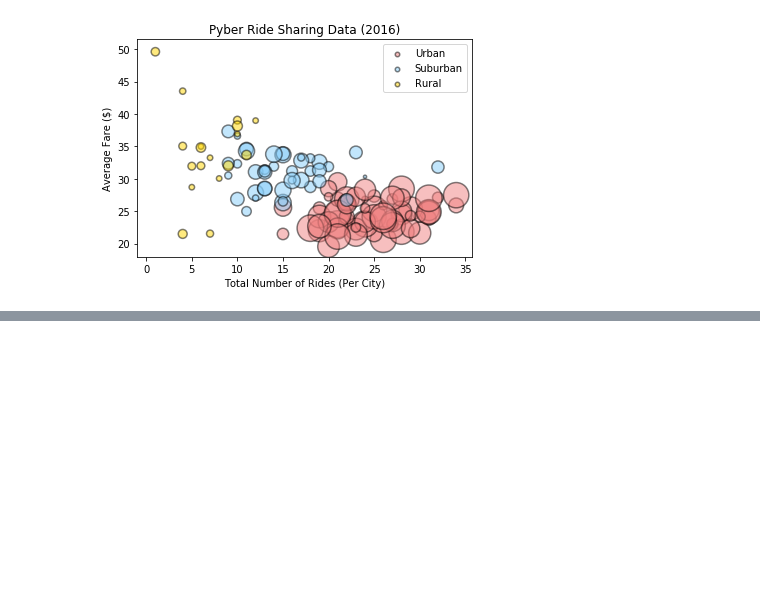
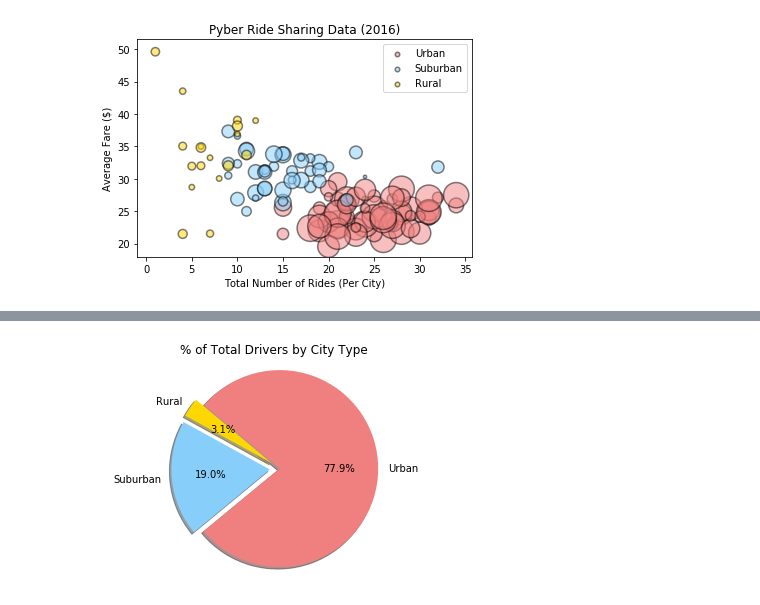
Before and after one commit to aizzakatrina/matplotlib-Pyber, a Jupyter notebook: main.ipynb, the cells around one changed output, grey strips where cells are left out. Cells and saved outputs as stored; diff of their text form; code cells hidden in the pictures; blank space fills up the shorter version.

```diff
--- a/main.ipynb
+++ b/main.ipynb
@@ -111,0 +184,34 @@ plt.show()
+# %%
+# % of Total Drivers by City Type
+
+# Calculate total drivers and total drivers by city type
+urban_d = summary_city.loc[summary_city['City Type']=='Urban']
+total_urban_d = urban_d['Total Number of Drivers'].sum()
+
+suburban_d = summary_city.loc[summary_city['City Type']=='Suburban']
+total_suburban_d = suburban_d['Total Number of Drivers'].sum()
+
+rural_d = summary_city.loc[summary_city['City Type']=='Rural']
+total_rural_d = rural_d['Total Number of Drivers'].sum()
+
+total_drivers_all = summary_city['Total Number of Drivers'].sum()
+
+# Calculate percent of each city type
+percent_urban_d = total_urban_d / total_drivers_all * 100
+percent_suburban_d = total_suburban_d / total_drivers_all * 100
+percent_rural_d = total_rural_d / total_drivers_all * 100
+
+# User bar chart
+dexplode = [0.1, 0.1, 0]
+dlabels = ['Rural', 'Suburban', 'Urban']
+percents_drivers = [percent_rural_d, percent_suburban_d, percent_urban_d]
+dcolors = ['gold', 'lightskyblue', 'lightcoral']
+
+plt.pie(percents_drivers, labels=dlabels, colors=dcolors, explode=dexplode,
+        autopct="{0:1.1f}%".format, shadow=True, startangle=140)
+plt.title('% of Total Drivers by City Type')
+plt.axis("equal")
+
+plt.show()
+# %% [output]
+[figure, added]
```
Also changed, not shown: parts of 5 cells of this notebook, 1 other file.
